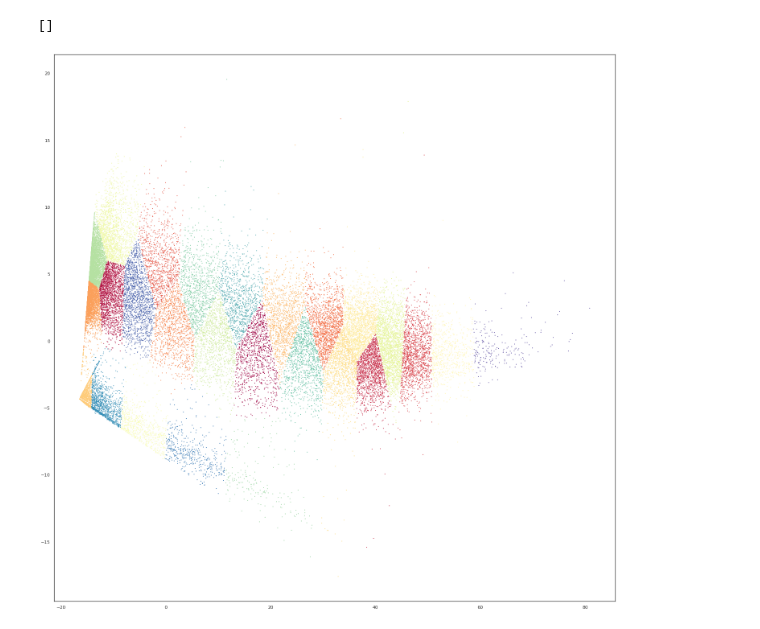
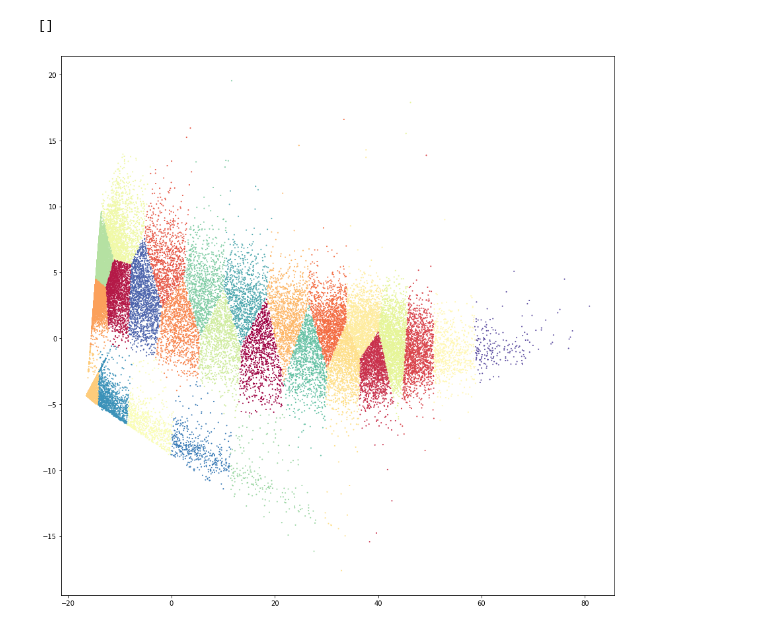
Before and after one commit to powerhorse1986/statsPlotGenerator, a Jupyter notebook: TestGPUPoweredUMAP.ipynb, the cells around one changed output. Cells and saved outputs as stored; diff of their text form; code cells hidden in the pictures.

```diff
--- a/TestGPUPoweredUMAP.ipynb
+++ b/TestGPUPoweredUMAP.ipynb
@@ -139,6 +39,4 @@ Wall time: 391 ms
 KMeans(handle=<cuml.common.handle.Handle object at 0x...>, n_clusters=26, max_iter=300, tol=0.0001, verbose=0, random_state=42, init='k-means||', n_init=1, oversampling_factor=2.0, max_samples_per_bat ...
-# %%
-output_pca = output_pca.rename(columns = {0: 'PC1', 1: 'PC2'})
 # %%
 y_kmeans = kmeans.predict(output_pca)
 # %%
@@ -190,7 +48,7 @@ ax = sns.scatterplot(x = pd_pca.PC1, y = pd_pca.PC2, hue = pd_pca.Predict)
 # %%
-plt.figure(figsize = (25, 25))
+plt.figure(figsize = (15, 15))
 plt.scatter(pd_pca.PC1, pd_pca.PC2, c = pd_pca.Predict, s = 1, cmap = 'Spectral')
 plt.plot()
 # %% [output]
 []
-[figure, old version]
+[figure, new version]
```
Also changed, not shown: parts of 27 cells of this notebook.
